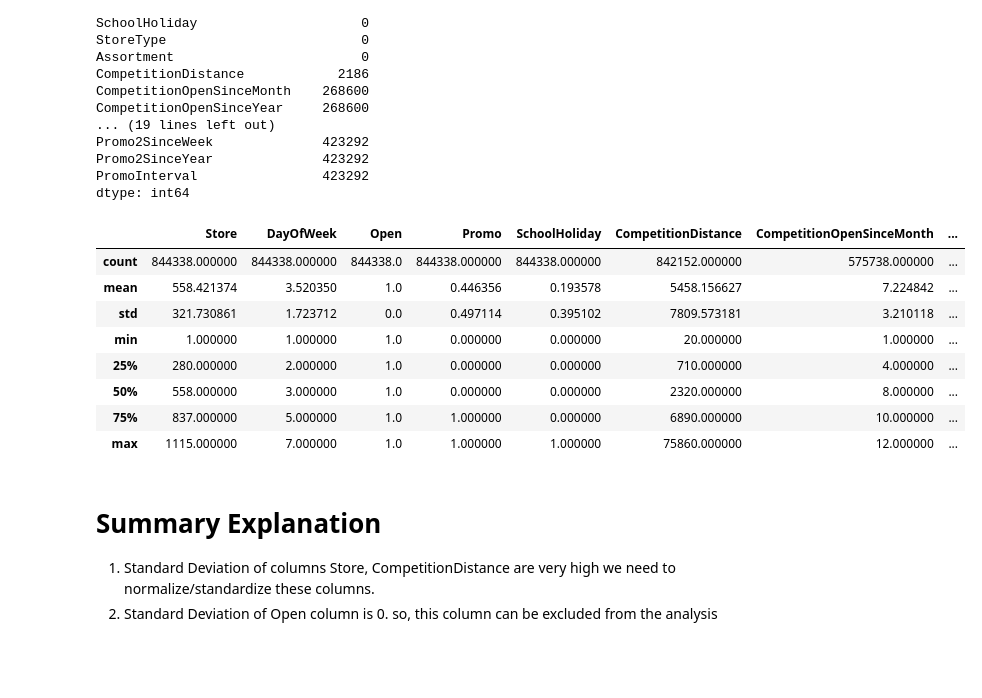
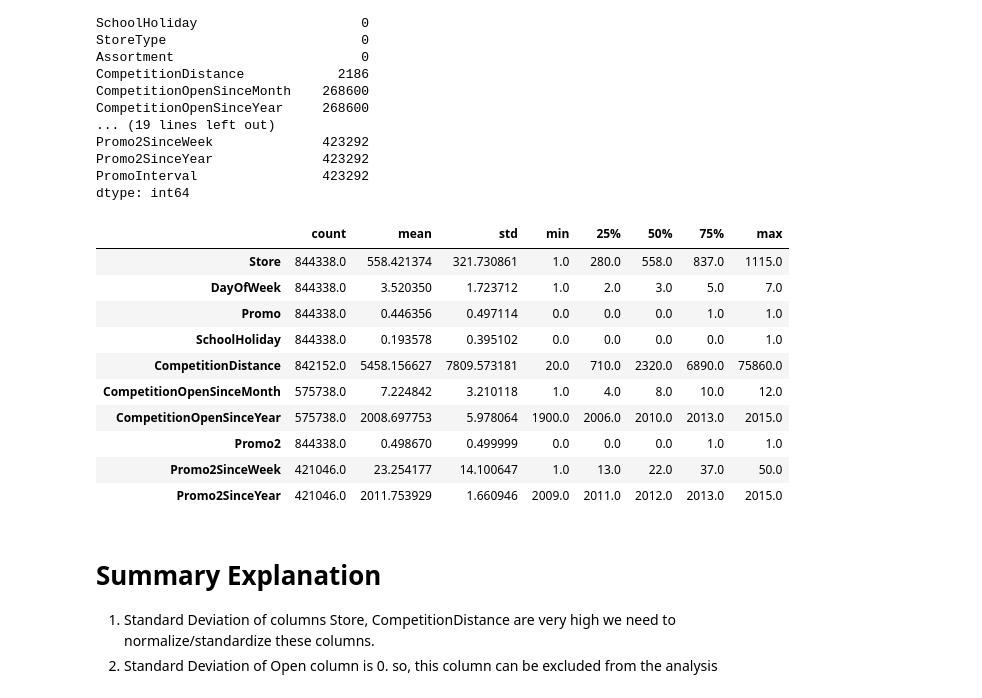
Before and after one commit to mbhoge/ml-model-excercises, a Jupyter notebook: Assignment Supervised Unsupervised Learning/store_sales_regression_model.ipynb, the cells around one changed output. Drawn from its saved outputs; the diff is of its cells as text; code cells hidden in the pictures; blank space fills up the shorter version.

Commit message:
Store Sales Regression Model

```diff
--- a/Assignment Supervised Unsupervised Learning/store_sales_regression_model.ipynb
+++ b/Assignment Supervised Unsupervised Learning/store_sales_regression_model.ipynb
@@ -122,17 +122,19 @@ Promo2SinceYear              423292
 PromoInterval                423292
 dtype: int64
 # %%
-features.describe()
+features.describe().T
 # %% [output]
-|  | Store | DayOfWeek | Open | Promo | SchoolHoliday | CompetitionDistance | CompetitionOpenSinceMonth | ... |
-| count | 844338.000000 | 844338.000000 | 844338.0 | 844338.000000 | 844338.000000 | 842152.000000 | 575738.000000 | ... |
-| mean | 558.421374 | 3.520350 | 1.0 | 0.446356 | 0.193578 | 5458.156627 | 7.224842 | ... |
-| std | 321.730861 | 1.723712 | 0.0 | 0.497114 | 0.395102 | 7809.573181 | 3.210118 | ... |
-| min | 1.000000 | 1.000000 | 1.0 | 0.000000 | 0.000000 | 20.000000 | 1.000000 | ... |
-| 25% | 280.000000 | 2.000000 | 1.0 | 0.000000 | 0.000000 | 710.000000 | 4.000000 | ... |
-| 50% | 558.000000 | 3.000000 | 1.0 | 0.000000 | 0.000000 | 2320.000000 | 8.000000 | ... |
-| 75% | 837.000000 | 5.000000 | 1.0 | 1.000000 | 0.000000 | 6890.000000 | 10.000000 | ... |
-| max | 1115.000000 | 7.000000 | 1.0 | 1.000000 | 1.000000 | 75860.000000 | 12.000000 | ... |
+|  | count | mean | std | min | 25% | 50% | 75% | max |
+| Store | 844338.0 | 558.421374 | 321.730861 | 1.0 | 280.0 | 558.0 | 837.0 | 1115.0 |
+| DayOfWeek | 844338.0 | 3.520350 | 1.723712 | 1.0 | 2.0 | 3.0 | 5.0 | 7.0 |
+| Promo | 844338.0 | 0.446356 | 0.497114 | 0.0 | 0.0 | 0.0 | 1.0 | 1.0 |
+| SchoolHoliday | 844338.0 | 0.193578 | 0.395102 | 0.0 | 0.0 | 0.0 | 0.0 | 1.0 |
+| CompetitionDistance | 842152.0 | 5458.156627 | 7809.573181 | 20.0 | 710.0 | 2320.0 | 6890.0 | 75860.0 |
+| CompetitionOpenSinceMonth | 575738.0 | 7.224842 | 3.210118 | 1.0 | 4.0 | 8.0 | 10.0 | 12.0 |
+| CompetitionOpenSinceYear | 575738.0 | 2008.697753 | 5.978064 | 1900.0 | 2006.0 | 2010.0 | 2013.0 | 2015.0 |
+| Promo2 | 844338.0 | 0.498670 | 0.499999 | 0.0 | 0.0 | 0.0 | 1.0 | 1.0 |
+| Promo2SinceWeek | 421046.0 | 23.254177 | 14.100647 | 1.0 | 13.0 | 22.0 | 37.0 | 50.0 |
+| Promo2SinceYear | 421046.0 | 2011.753929 | 1.660946 | 2009.0 | 2011.0 | 2012.0 | 2013.0 | 2015.0 |
 # %% [markdown]
 # Summary Explanation
 1. Standard Deviation of columns Store, CompetitionDistance are very high we need to normalize/standardize these columns.
```
Also changed, not shown: parts of 5 cells of this notebook.
